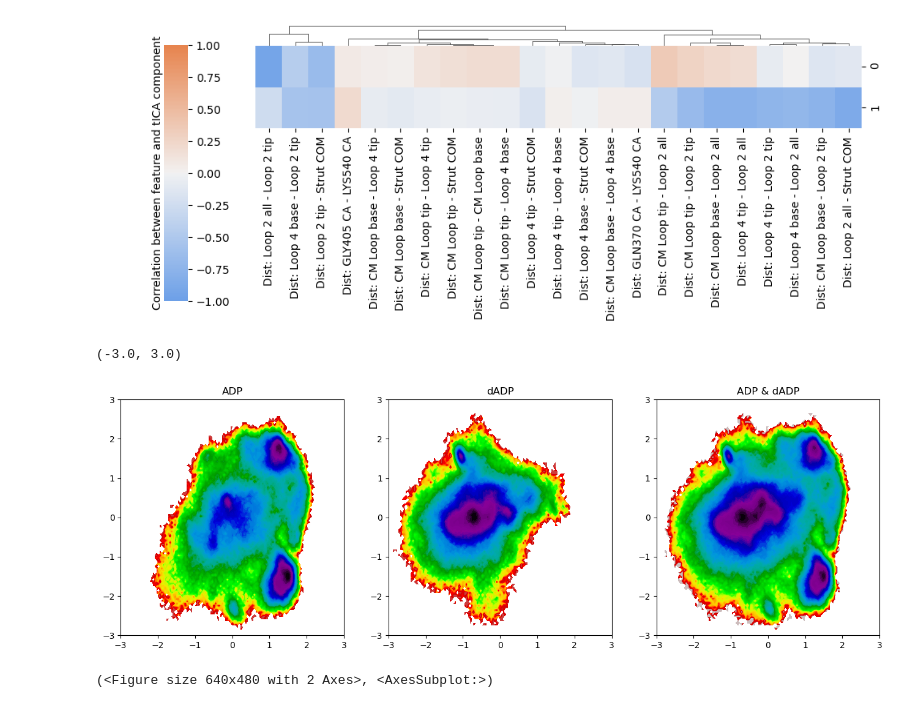
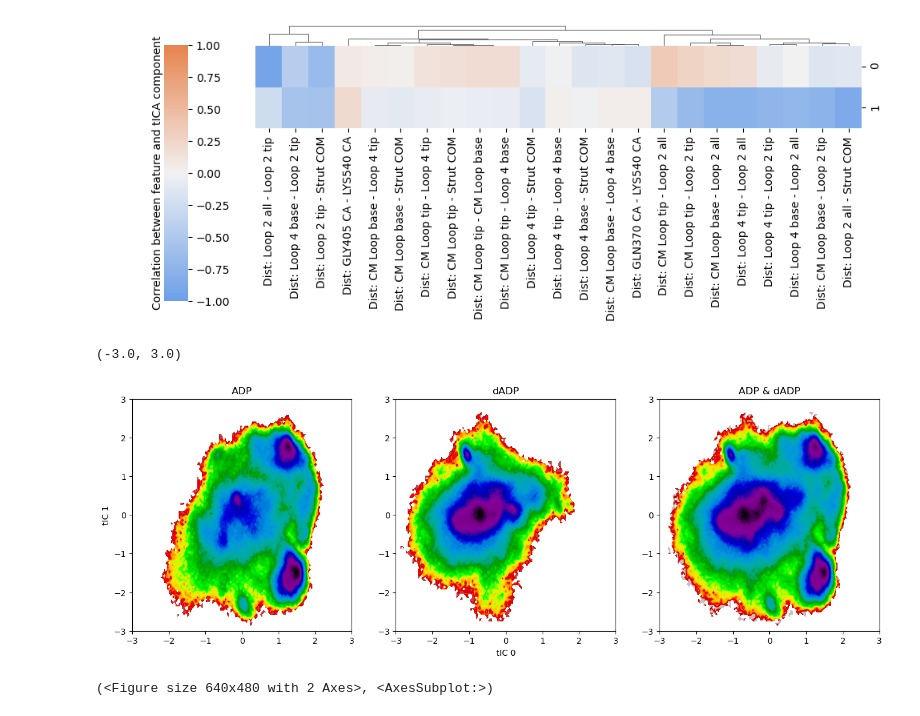
Before and after one commit to marcushock/dATP_multiscale_modeling, a Jupyter notebook: molecular_analysis/Myosin_MSM_Analysis.ipynb, the cells around one changed output. Drawn from its saved outputs; the diff is of its cells as text; code cells hidden in the pictures.

```diff
--- a/molecular_analysis/Myosin_MSM_Analysis.ipynb
+++ b/molecular_analysis/Myosin_MSM_Analysis.ipynb
@@ -147,16 +187,27 @@ ADP_dADP_COMs_output = [ADP_COMS_output[0],
                         dADP_COMS_output[1],
                         dADP_COMS_output[2]]
 # %%
+### Calculate the distance between the selected center's of masses
+
+# Define empty list to populate
 inter_region_distances = []
+
+# Cycle through meaurements from all 6 trajectories
 for data_chunk in ADP_dADP_COMs_output:
     new_chunk = []
+    # Cycle through and calculate the distance between the combinations of
+    # Different region's center of masses
     for i in range(7):
         for j in range(i+1,7):
-            x = np.linalg.norm(data_chunk[:,i*3:i*3+3] - data_chunk[:,j*3:j*3+3], axis = 1)
+            x = np.linalg.norm(data_chunk[:,i*3:i*3+3] - data_chunk[:,j*3:j*3+3],
+                               axis = 1)
             new_chunk.append(x)
 
+    # Cleft measurement appending (not used in COM distance calculations)
     new_chunk.append(data_chunk[:,21])
     new_chunk.append(data_chunk[:,22])
+    # Reshape numpy array to fit needs to PyEmma
     new_chunk = np.array(new_chunk).reshape(-1,200000).T
+    # Append to list
     inter_region_distances.append(new_chunk)
 # %%
@@ -346,38 +334,46 @@ plt.savefig('figures/tICA_correlation_clustermap.svg')
 # %% [output]
 [figure]
 # %%
+### Visualize the free energy surface
+
+# Create subplots
 fig, ax = plt.subplots(1,3,figsize = (16,5))
 
+# Plot the free energy surface of the ADP simulation data in tICA space
 pyemma.plots.plot_free_energy(np.concatenate(tica_output[0:3])[:,0],
     np.concatenate(tica_output[0:3])[:,1],
     vmin = 0,
     vmax = 7.2,
     ax = ax[0], cbar = False)
 
 ax[0].set_title('ADP')
 ax[0].set_ylim([-3,3])
 ax[0].set_xlim([-3,3])
+ax[0].set_ylabel('tIC 1')
 
+# Plot the free energy surface of the dADP simulation data in tICA space
 pyemma.plots.plot_free_energy(np.concatenate(tica_output[3:6])[:,0],
     np.concatenate(tica_output[3:6])[:,1],
     vmin = 0,
     vmax = 7.2,
     ax = ax[1], cbar = False)
 
 ax[1].set_title('dADP')
 ax[1].set_ylim([-3,3])
 ax[1].set_xlim([-3,3])
+ax[1].set_xlabel('tIC 0')
 
+# Plot the free energy surface of the combined ADP and dADP simulation data in tICA space
 pyemma.plots.plot_free_energy(np.concatenate(tica_output)[:,0],
     np.concatenate(tica_output)[:,1],
     vmin = 0,
     vmax = 7.2,
     ax = ax[2], cbar = False)
 
 ax[2].set_title('ADP & dADP')
 ax[2].set_ylim([-3,3])
 ax[2].set_xlim([-3,3])
 # %% [output]
 (-3.0, 3.0)
-[figure, old version]
+[figure, new version]
 # %%
```
Also changed, not shown: parts of 100 cells of this notebook.
